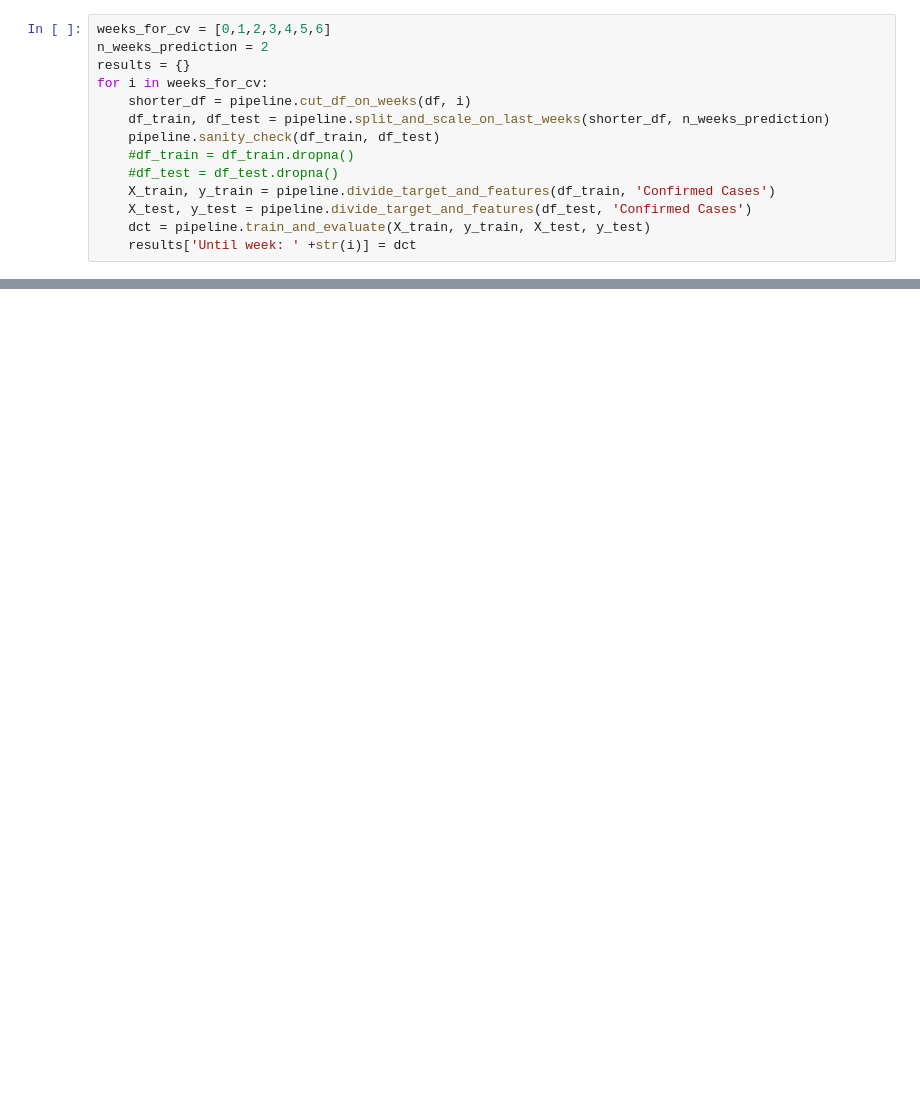
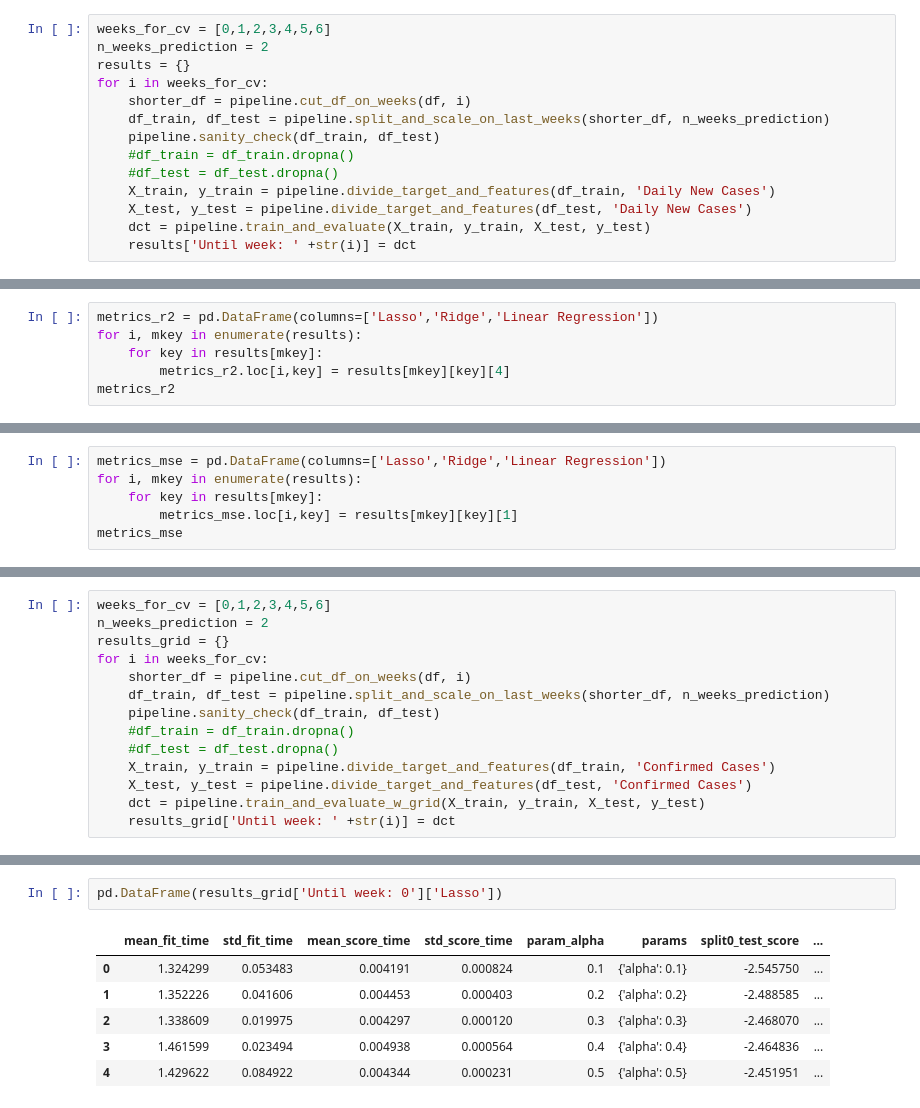
Before and after one commit to rceid/ML_Covid, a Jupyter notebook: scripts/model_fitting.ipynb, the cells around one changed output, grey strips where cells are left out. Saved outputs shown, nothing was run; the diff lists cells and outputs as text; blank space fills up the shorter version.

Commit message:
with GridSearchCV models

```diff
--- a/scripts/model_fitting.ipynb
+++ b/scripts/model_fitting.ipynb
@@ -20,8 +18,8 @@ for i in weeks_for_cv:
     pipeline.sanity_check(df_train, df_test)
     #df_train = df_train.dropna()
     #df_test = df_test.dropna()
-    X_train, y_train = pipeline.divide_target_and_features(df_train, 'Confirmed Cases')
-    X_test, y_test = pipeline.divide_target_and_features(df_test, 'Confirmed Cases')
+    X_train, y_train = pipeline.divide_target_and_features(df_train, 'Daily New Cases')
+    X_test, y_test = pipeline.divide_target_and_features(df_test, 'Daily New Cases')
     dct = pipeline.train_and_evaluate(X_train, y_train, X_test, y_test)
     results['Until week: ' +str(i)] = dct
 # %% [output]
@@ -149,0 +148,6 @@ R2 score: 0.19
+# %%
+metrics_r2 = pd.DataFrame(columns=['Lasso','Ridge','Linear Regression'])
+for i, mkey in enumerate(results):
+    for key in results[mkey]:
+        metrics_r2.loc[i,key] = results[mkey][key][4]
+metrics_r2
@@ -149,0 +163,6 @@ R2 score: 0.19
+# %%
+metrics_mse = pd.DataFrame(columns=['Lasso','Ridge','Linear Regression'])
+for i, mkey in enumerate(results):
+    for key in results[mkey]:
+        metrics_mse.loc[i,key] = results[mkey][key][1]
+metrics_mse
@@ -149,0 +180,14 @@ R2 score: 0.19
+# %%
+weeks_for_cv = [0,1,2,3,4,5,6]
+n_weeks_prediction = 2
+results_grid = {}
+for i in weeks_for_cv:
+    shorter_df = pipeline.cut_df_on_weeks(df, i)
+    df_train, df_test = pipeline.split_and_scale_on_last_weeks(shorter_df, n_weeks_prediction)
+    pipeline.sanity_check(df_train, df_test)
+    #df_train = df_train.dropna()
+    #df_test = df_test.dropna()
+    X_train, y_train = pipeline.divide_target_and_features(df_train, 'Confirmed Cases')
+    X_test, y_test = pipeline.divide_target_and_features(df_test, 'Confirmed Cases')
+    dct = pipeline.train_and_evaluate_w_grid(X_train, y_train, X_test, y_test)
+    results_grid['Until week: ' +str(i)] = dct
@@ -149,0 +304,9 @@ R2 score: 0.19
+# %%
+pd.DataFrame(results_grid['Until week: 0']['Lasso'])
+# %% [output]
+|  | mean_fit_time | std_fit_time | mean_score_time | std_score_time | param_alpha | params | split0_test_score | ... |
+| 0 | 1.324299 | 0.053483 | 0.004191 | 0.000824 | 0.1 | {'alpha': 0.1} | -2.545750 | ... |
+| 1 | 1.352226 | 0.041606 | 0.004453 | 0.000403 | 0.2 | {'alpha': 0.2} | -2.488585 | ... |
+| 2 | 1.338609 | 0.019975 | 0.004297 | 0.000120 | 0.3 | {'alpha': 0.3} | -2.468070 | ... |
+| 3 | 1.461599 | 0.023494 | 0.004938 | 0.000564 | 0.4 | {'alpha': 0.4} | -2.464836 | ... |
+| 4 | 1.429622 | 0.084922 | 0.004344 | 0.000231 | 0.5 | {'alpha': 0.5} | -2.451951 | ... |
```
Also changed, not shown: parts of 9 cells of this notebook, 1 other file.
